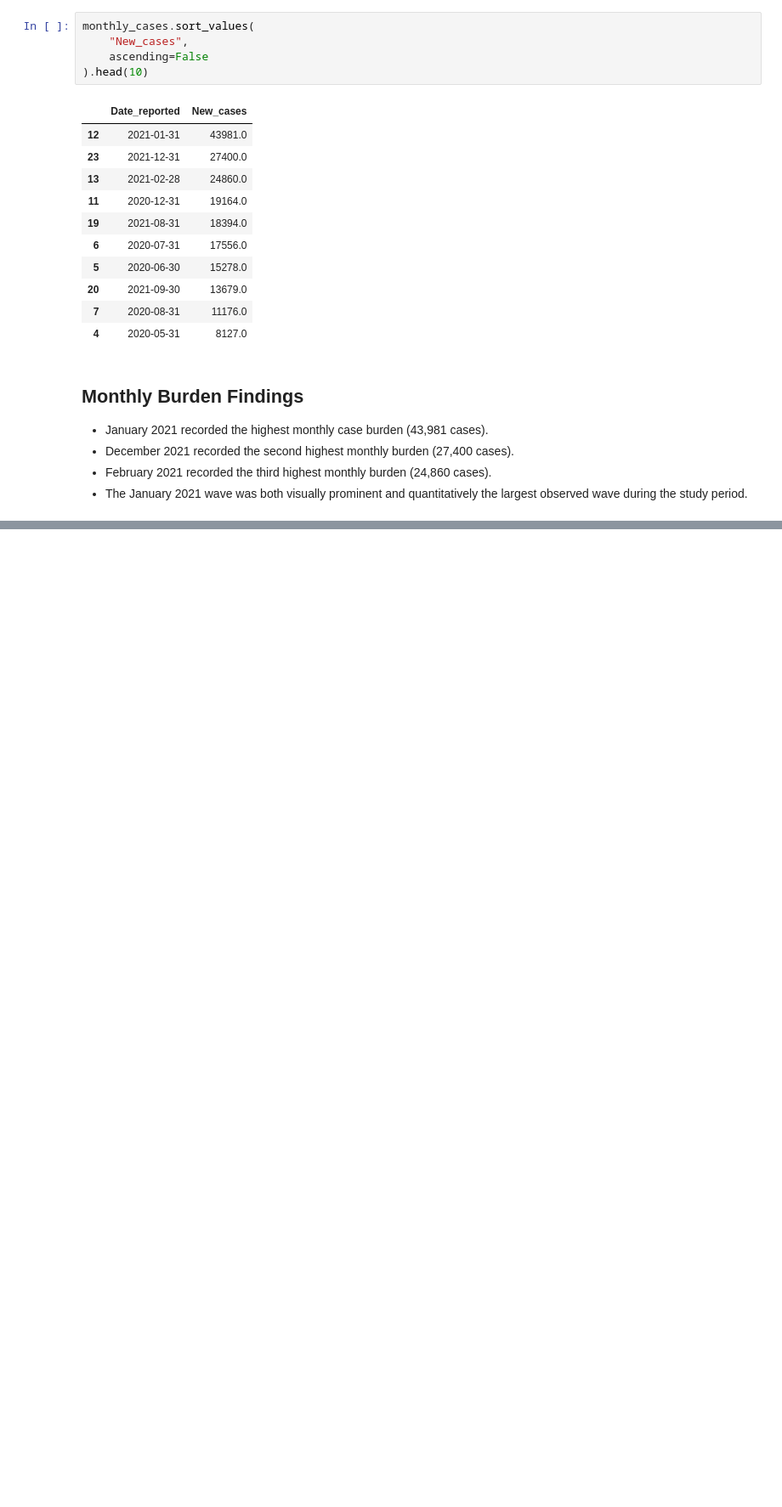
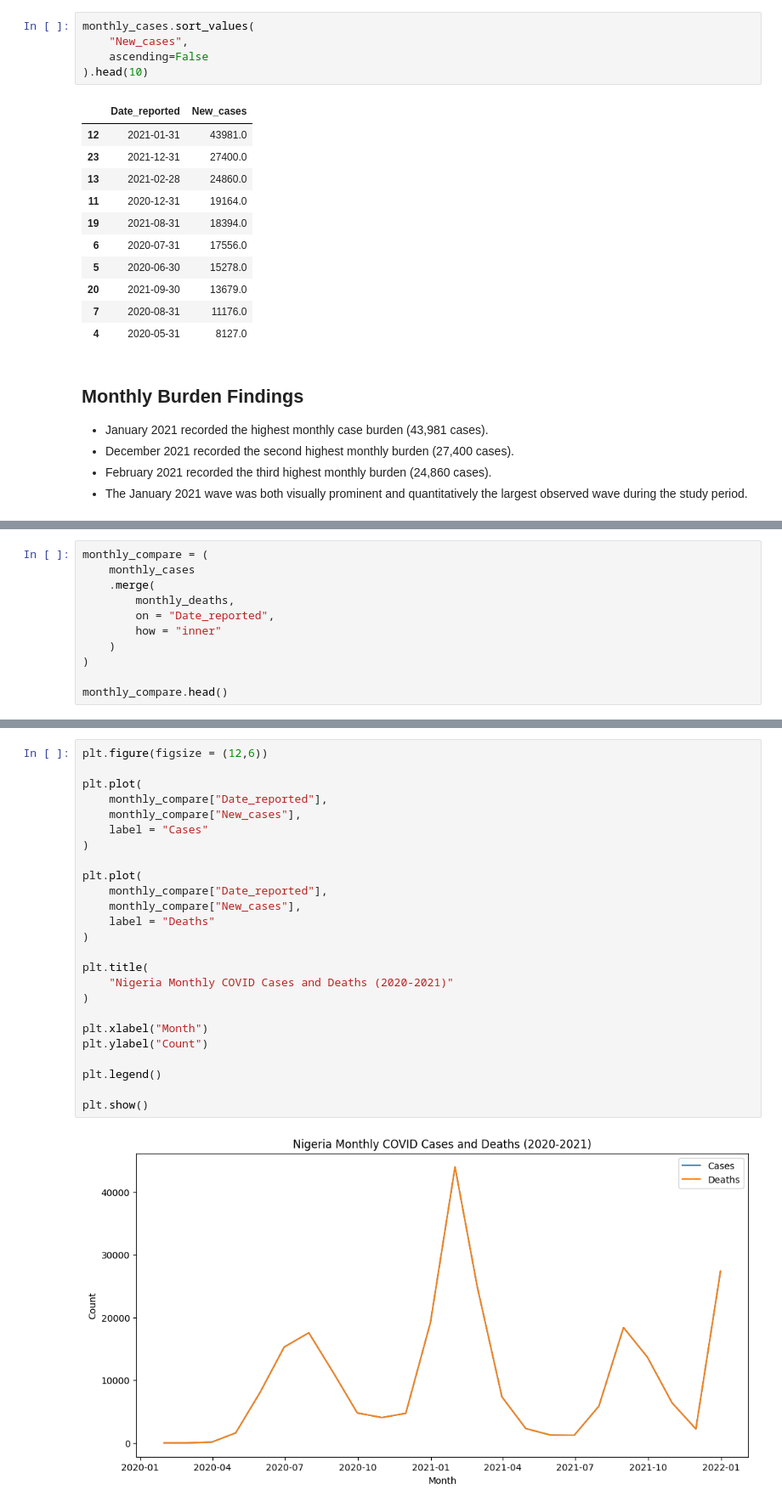
Before and after one commit to augustine-nkwocha/healthcare-analytics-training, a Jupyter notebook: notebooks/week2_epi_curves.ipynb, the cells around one changed output, grey strips where cells are left out. Shown at 85% size. Drawn from its saved outputs; the diff is of its cells as text; blank space fills up the shorter version.

Commit message:
Updated Week 2 epi curves notebook

```diff
--- a/notebooks/week2_epi_curves.ipynb
+++ b/notebooks/week2_epi_curves.ipynb
@@ -132,0 +202,11 @@ monthly_cases.sort_values(
+# %%
+monthly_compare = (
+    monthly_cases
+    .merge(
+        monthly_deaths,
+        on = "Date_reported",
+        how = "inner"
+    )
+)
+
+monthly_compare.head()
@@ -132,0 +220,27 @@ monthly_cases.sort_values(
+# %%
+plt.figure(figsize = (12,6))
+
+plt.plot(
+    monthly_compare["Date_reported"],
+    monthly_compare["New_cases"],
+    label = "Cases"
+)
+
+plt.plot(
+    monthly_compare["Date_reported"],
+    monthly_compare["New_cases"],
+    label = "Deaths"
+)
+
+plt.title(
+    "Nigeria Monthly COVID Cases and Deaths (2020-2021)"
+)
+
+plt.xlabel("Month")
+plt.ylabel("Count")
+
+plt.legend()
+
+plt.show()
+# %% [output]
+[figure, added]
```
Also changed, not shown: parts of 16 cells of this notebook.
